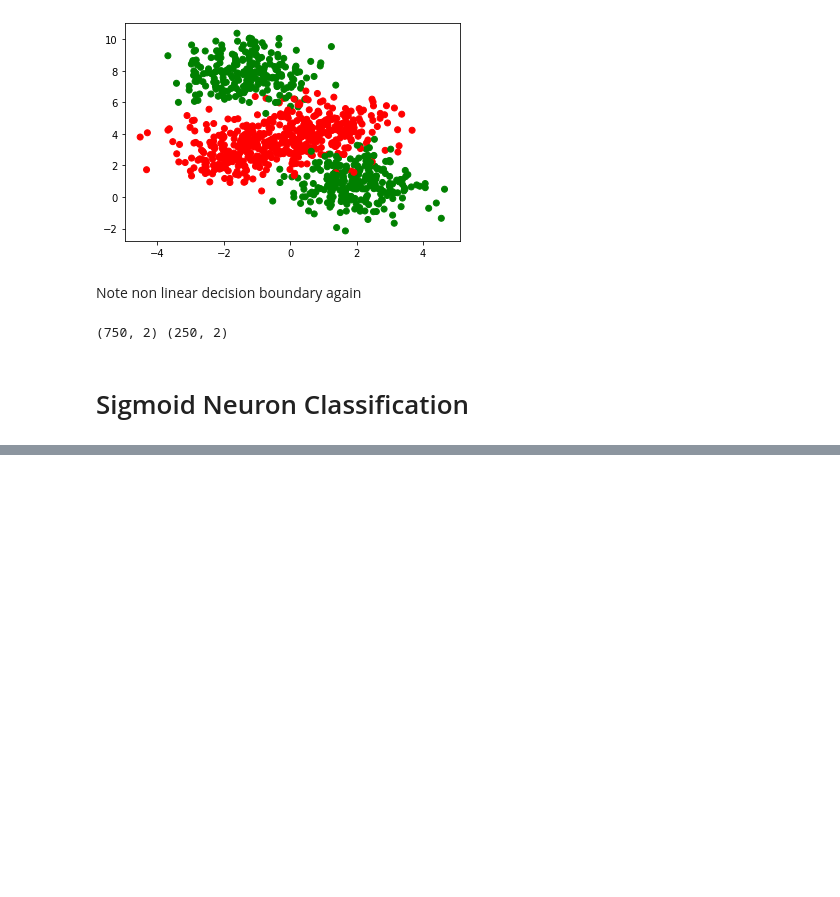
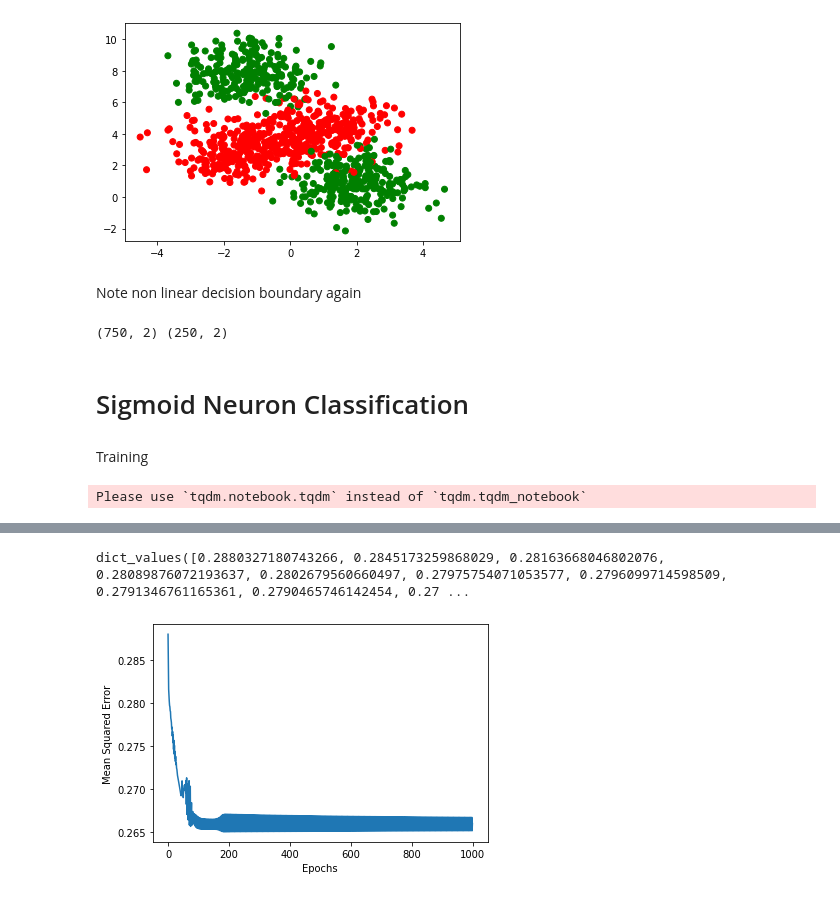
Before and after one commit to sonamkshenoy/Deep-Learning-Models, a Jupyter notebook: FeedForwardNeuralNetwork.ipynb, the cells around one changed output, grey strips where cells are left out. Saved outputs shown, nothing was run; the diff lists cells and outputs as text; code cells hidden in the pictures; blank space fills up the shorter version.

Commit message:
Sigmoid neuron failure, Simple FFNN, Generic FFNN

```diff
--- a/FeedForwardNeuralNetwork.ipynb
+++ b/FeedForwardNeuralNetwork.ipynb
@@ -96,13 +96,31 @@ class SigmoidNeuron:
       self.w -= lr*dw/m # Divide by m since m data points on which computing gradient. I.e. normalizing it so that don't have to change learning rate depending on how many points in data. /m takes care of it
       self.b -= lr*db/m
 
-def predict(self,X):
-  # model has been trained already
-  Y_pred = []
-  for x in X:
-    y_pred = self.sigmoid(self.perceptron(x))
-    Y_pred.append(y_pred)
-  return np.array(Y_pred)
+      if(display_loss):
+        Y_pred = self.sigmoid(self.perceptron(X))
+        if loss_fn == "mse":
+          loss[i] = mean_squared_error(Y, Y_pred)
+        elif loss_fn == "ce":
+          loss[i] = log_loss(Y,Y_pred) # Note function for finding cross entropy loss
+
+
+    if display_loss:
+      print(loss.values())
+      plt.plot(np.array(list(loss.values())))
+      plt.xlabel("Epochs")
+      if loss_fn == "mse":
+        plt.ylabel("Mean Squared Error") # The accuracy metric for sigmoid neuron
+      elif loss_fn == "ce":
+        plt.ylabel("Log Loss") # The accuracy metric for sigmoid neuron
+      plt.show()
+
+  def predict(self,X):
+    # model has been trained already
+    Y_pred = []
+    for x in X:
+      y_pred = self.sigmoid(self.perceptron(x))
+      Y_pred.append(y_pred)
+    return np.array(Y_pred)
 # %% [markdown]
 Thus, class has these basic things:
 1. Initialises the paramters
@@ -166,3 +184,10 @@ X_val: val => validation set(what we previously referred to as test set)
 (750, 2) (250, 2)
 # %% [markdown]
 # Sigmoid Neuron Classification
+# %% [markdown]
+Training
+# %%
+sn = SigmoidNeuron()
+sn.fit(X_train, Y_train, epochs = 1000, lr = 1, display_loss=True)
+# %% [output]
+Please use `tqdm.notebook.tqdm` instead of `tqdm.tqdm_notebook`
@@ -168,0 +195,2 @@ X_val: val => validation set(what we previously referred to as test set)
+dict_values([0.2880327180743266, 0.2845173259868029, 0.28163668046802076, 0.28089876072193637, 0.2802679560660497, 0.27975754071053577, 0.2796099714598509, 0.2791346761165361, 0.2790465746142454, 0.27 ...
+[figure, added]
```
Also changed, not shown: parts of 25 cells of this notebook.
